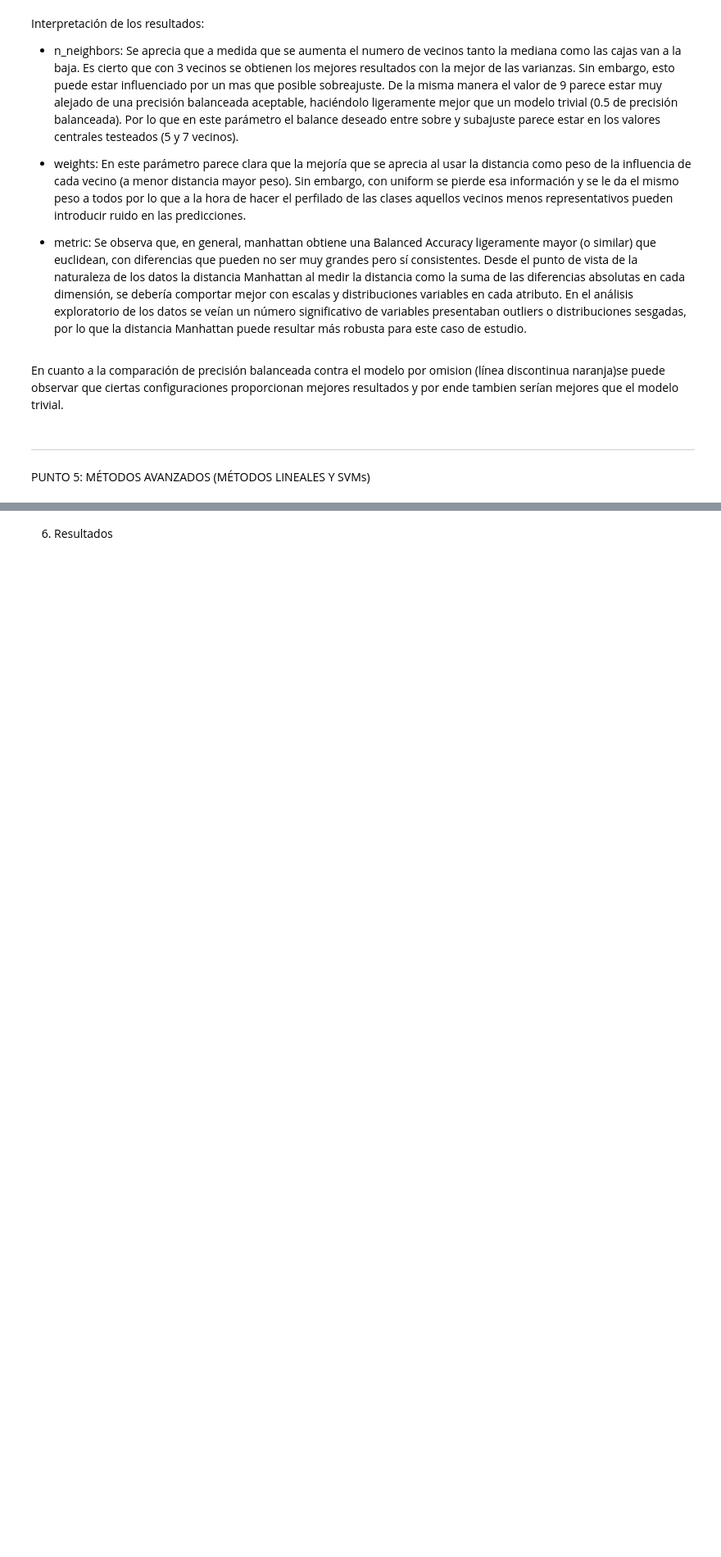
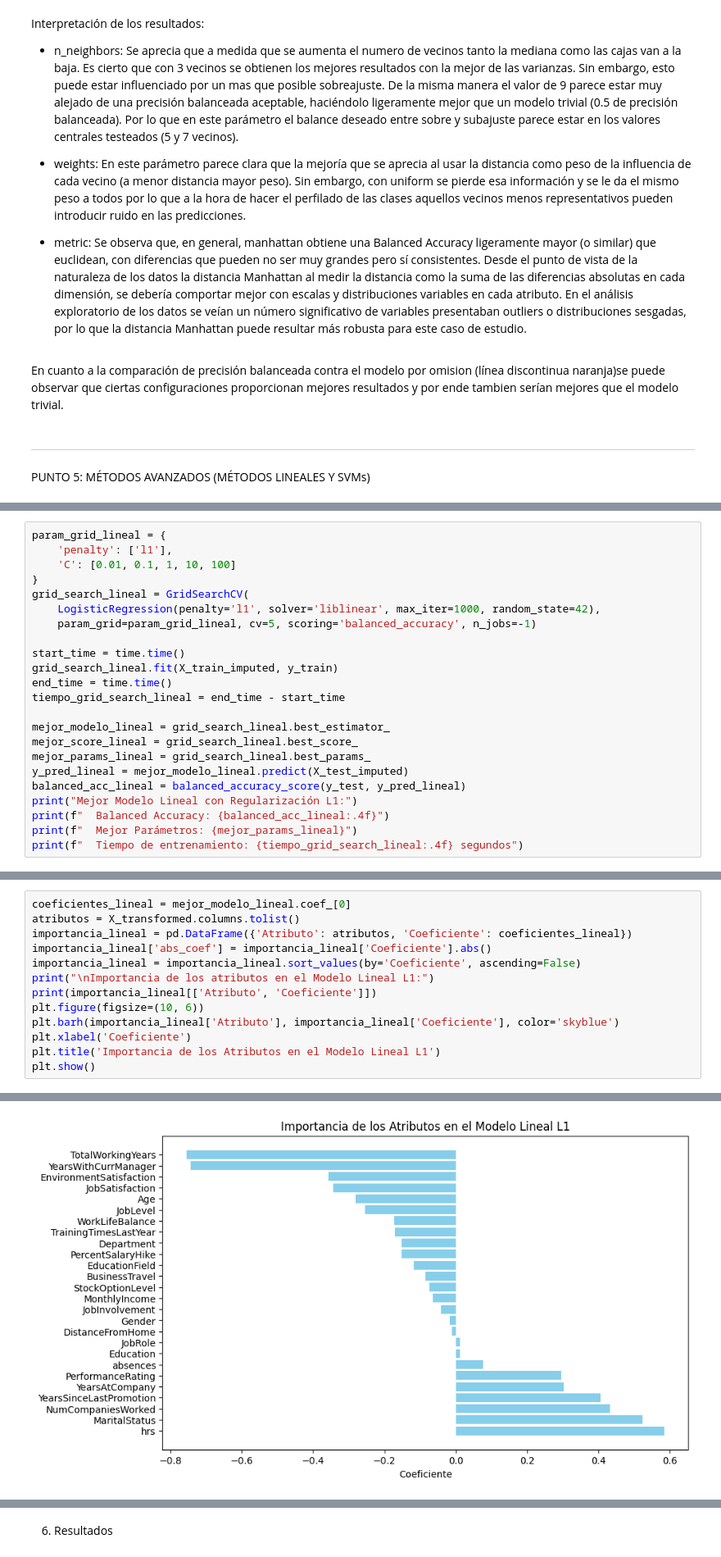
Before and after one commit to 100472330/100472330_100486483_PRACTICA1, a Jupyter notebook: Practica1_AA.ipynb, the cells around one changed output, grey strips where cells are left out. Shown at 82% size. Cells and saved outputs as stored; diff of their text form; blank space fills up the shorter version.

```diff
--- a/Practica1_AA.ipynb
+++ b/Practica1_AA.ipynb
@@ -884,0 +871,23 @@ for name, model in models.items():
+# %%
+param_grid_lineal = {
+    'penalty': ['l1'],
+    'C': [0.01, 0.1, 1, 10, 100]
+}
+grid_search_lineal = GridSearchCV(
+    LogisticRegression(penalty='l1', solver='liblinear', max_iter=1000, random_state=42),
+    param_grid=param_grid_lineal, cv=5, scoring='balanced_accuracy', n_jobs=-1)
+
+start_time = time.time()
+grid_search_lineal.fit(X_train_imputed, y_train)
+end_time = time.time()
+tiempo_grid_search_lineal = end_time - start_time
+
+mejor_modelo_lineal = grid_search_lineal.best_estimator_
+mejor_score_lineal = grid_search_lineal.best_score_
+mejor_params_lineal = grid_search_lineal.best_params_
+y_pred_lineal = mejor_modelo_lineal.predict(X_test_imputed)
+balanced_acc_lineal = balanced_accuracy_score(y_test, y_pred_lineal)
+print("Mejor Modelo Lineal con Regularización L1:")
+print(f"  Balanced Accuracy: {balanced_acc_lineal:.4f}")
+print(f"  Mejor Parámetros: {mejor_params_lineal}")
+print(f"  Tiempo de entrenamiento: {tiempo_grid_search_lineal:.4f} segundos")
@@ -884,0 +955,14 @@ for name, model in models.items():
+# %%
+coeficientes_lineal = mejor_modelo_lineal.coef_[0]
+atributos = X_transformed.columns.tolist()
+importancia_lineal = pd.DataFrame({'Atributo': atributos, 'Coeficiente': coeficientes_lineal})
+importancia_lineal['abs_coef'] = importancia_lineal['Coeficiente'].abs()
+importancia_lineal = importancia_lineal.sort_values(by='Coeficiente', ascending=False)
+print("\nImportancia de los atributos en el Modelo Lineal L1:")
+print(importancia_lineal[['Atributo', 'Coeficiente']])
+plt.figure(figsize=(10, 6))
+plt.barh(importancia_lineal['Atributo'], importancia_lineal['Coeficiente'], color='skyblue')
+plt.xlabel('Coeficiente')
+plt.title('Importancia de los Atributos en el Modelo Lineal L1')
+plt.show()
+# %% [output]
@@ -884,0 +986 @@ for name, model in models.items():
+[figure, added]
```
Also changed, not shown: parts of 40 cells of this notebook.
